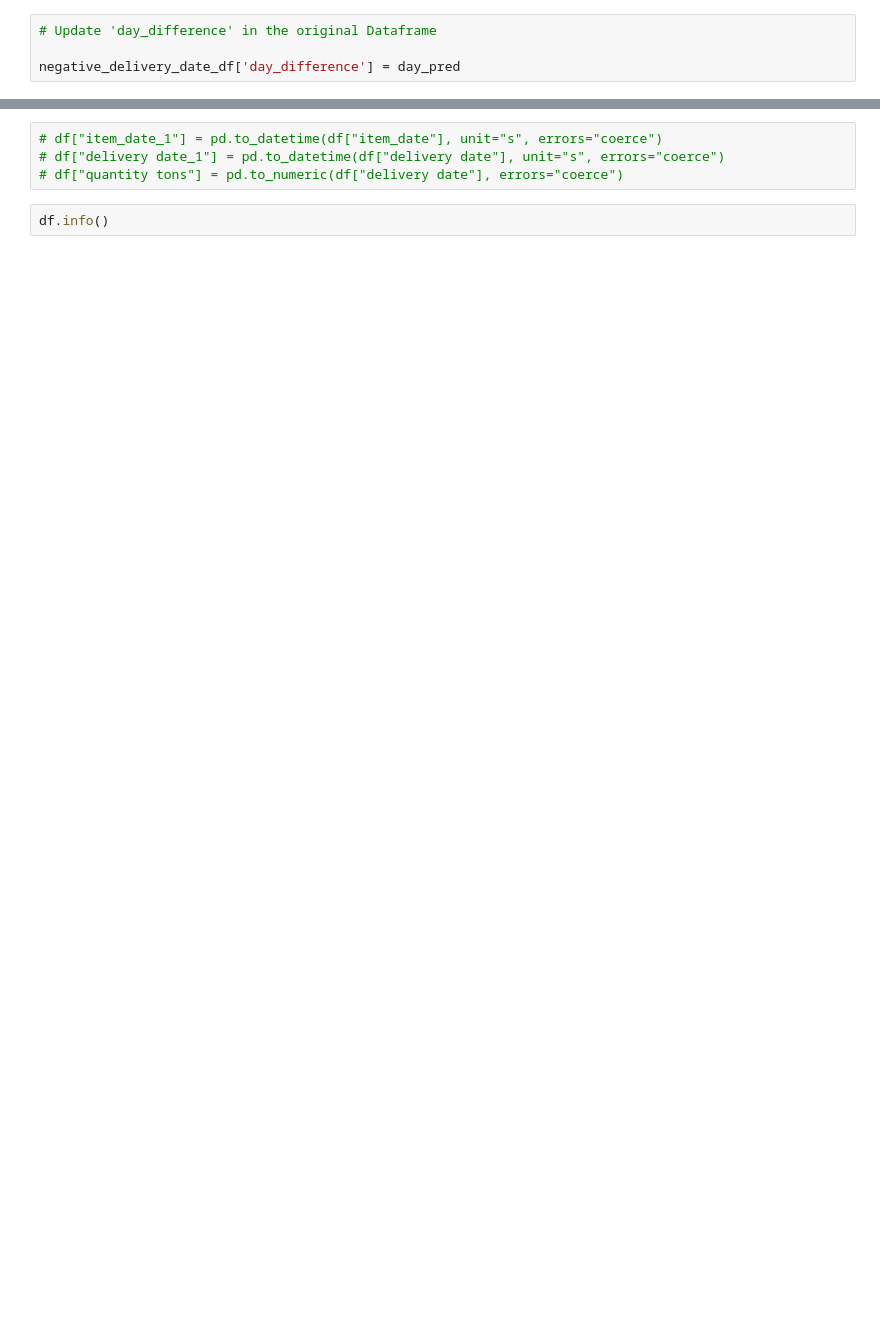
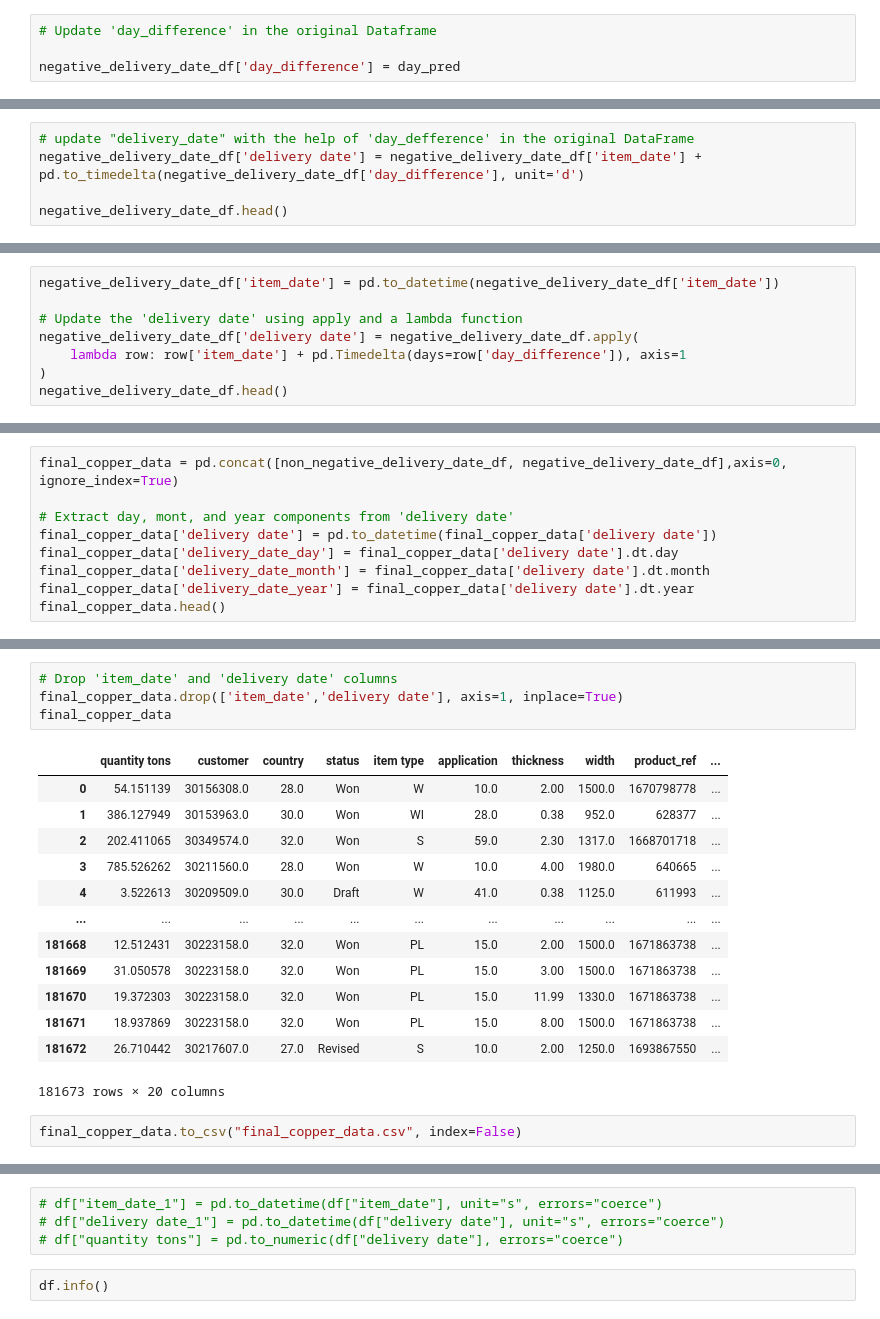
Before and after one commit to virenemmanuel/Industrial-Copper-Modeling, a Jupyter notebook: industrial_copper_modeling.ipynb, the cells around one changed output, grey strips where cells are left out. Drawn from its saved outputs; the diff is of its cells as text; blank space fills up the shorter version.

```diff
--- a/industrial_copper_modeling.ipynb
+++ b/industrial_copper_modeling.ipynb
@@ -721,0 +730,5 @@ negative_delivery_date_df['day_difference'] = day_pred
+# %%
+# update "delivery_date" with the help of 'day_defference' in the original DataFrame
+negative_delivery_date_df['delivery date'] = negative_delivery_date_df['item_date'] + pd.to_timedelta(negative_delivery_date_df['day_difference'], unit='d')
+
+negative_delivery_date_df.head()
@@ -721,0 +745,8 @@ negative_delivery_date_df['day_difference'] = day_pred
+# %%
+negative_delivery_date_df['item_date'] = pd.to_datetime(negative_delivery_date_df['item_date'])
+
+# Update the 'delivery date' using apply and a lambda function
+negative_delivery_date_df['delivery date'] = negative_delivery_date_df.apply(
+    lambda row: row['item_date'] + pd.Timedelta(days=row['day_difference']), axis=1
+)
+negative_delivery_date_df.head()
@@ -721,0 +760,9 @@ negative_delivery_date_df['day_difference'] = day_pred
+# %%
+final_copper_data = pd.concat([non_negative_delivery_date_df, negative_delivery_date_df],axis=0, ignore_index=True)
+
+# Extract day, mont, and year components from 'delivery date'
+final_copper_data['delivery date'] = pd.to_datetime(final_copper_data['delivery date'])
+final_copper_data['delivery_date_day'] = final_copper_data['delivery date'].dt.day
+final_copper_data['delivery_date_month'] = final_copper_data['delivery date'].dt.month
+final_copper_data['delivery_date_year'] = final_copper_data['delivery date'].dt.year
+final_copper_data.head()
@@ -721,0 +777,20 @@ negative_delivery_date_df['day_difference'] = day_pred
+# %%
+# Drop 'item_date' and 'delivery date' columns
+final_copper_data.drop(['item_date','delivery date'], axis=1, inplace=True)
+final_copper_data
+# %% [output]
+|  | quantity tons | customer | country | status | item type | application | thickness | width | product_ref | ... |
+| 0 | 54.151139 | 30156308.0 | 28.0 | Won | W | 10.0 | 2.00 | 1500.0 | 1670798778 | ... |
+| 1 | 386.127949 | 30153963.0 | 30.0 | Won | WI | 28.0 | 0.38 | 952.0 | 628377 | ... |
+| 2 | 202.411065 | 30349574.0 | 32.0 | Won | S | 59.0 | 2.30 | 1317.0 | 1668701718 | ... |
+| 3 | 785.526262 | 30211560.0 | 28.0 | Won | W | 10.0 | 4.00 | 1980.0 | 640665 | ... |
+| 4 | 3.522613 | 30209509.0 | 30.0 | Draft | W | 41.0 | 0.38 | 1125.0 | 611993 | ... |
+| ... | ... | ... | ... | ... | ... | ... | ... | ... | ... | ... |
+| 181668 | 12.512431 | 30223158.0 | 32.0 | Won | PL | 15.0 | 2.00 | 1500.0 | 1671863738 | ... |
+| 181669 | 31.050578 | 30223158.0 | 32.0 | Won | PL | 15.0 | 3.00 | 1500.0 | 1671863738 | ... |
+| 181670 | 19.372303 | 30223158.0 | 32.0 | Won | PL | 15.0 | 11.99 | 1330.0 | 1671863738 | ... |
+| 181671 | 18.937869 | 30223158.0 | 32.0 | Won | PL | 15.0 | 8.00 | 1500.0 | 1671863738 | ... |
+| 181672 | 26.710442 | 30217607.0 | 27.0 | Revised | S | 10.0 | 2.00 | 1250.0 | 1693867550 | ... |
+181673 rows × 20 columns
+# %%
+final_copper_data.to_csv("final_copper_data.csv", index=False)
```
Also changed, not shown: parts of 22 cells of this notebook, 1 other file.
